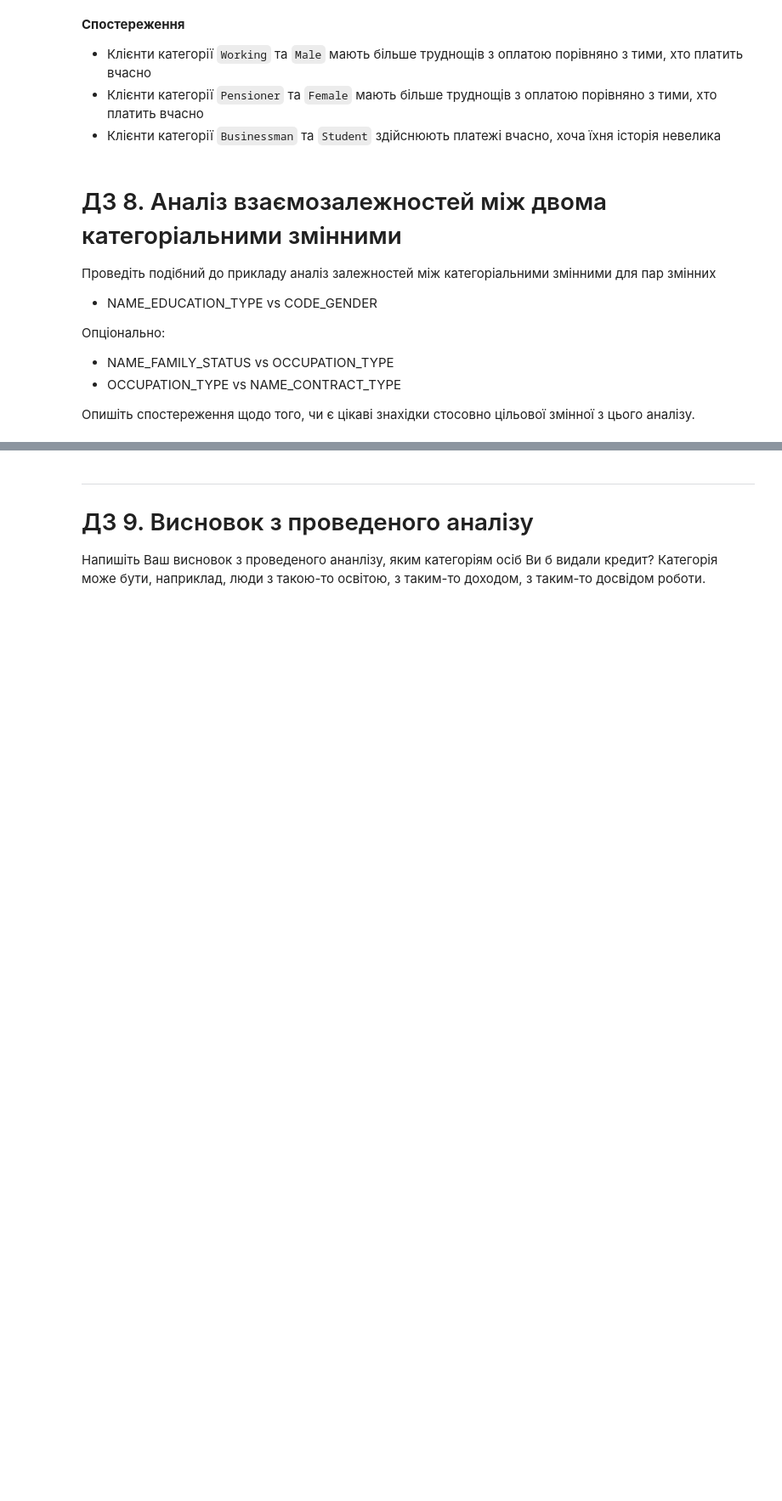
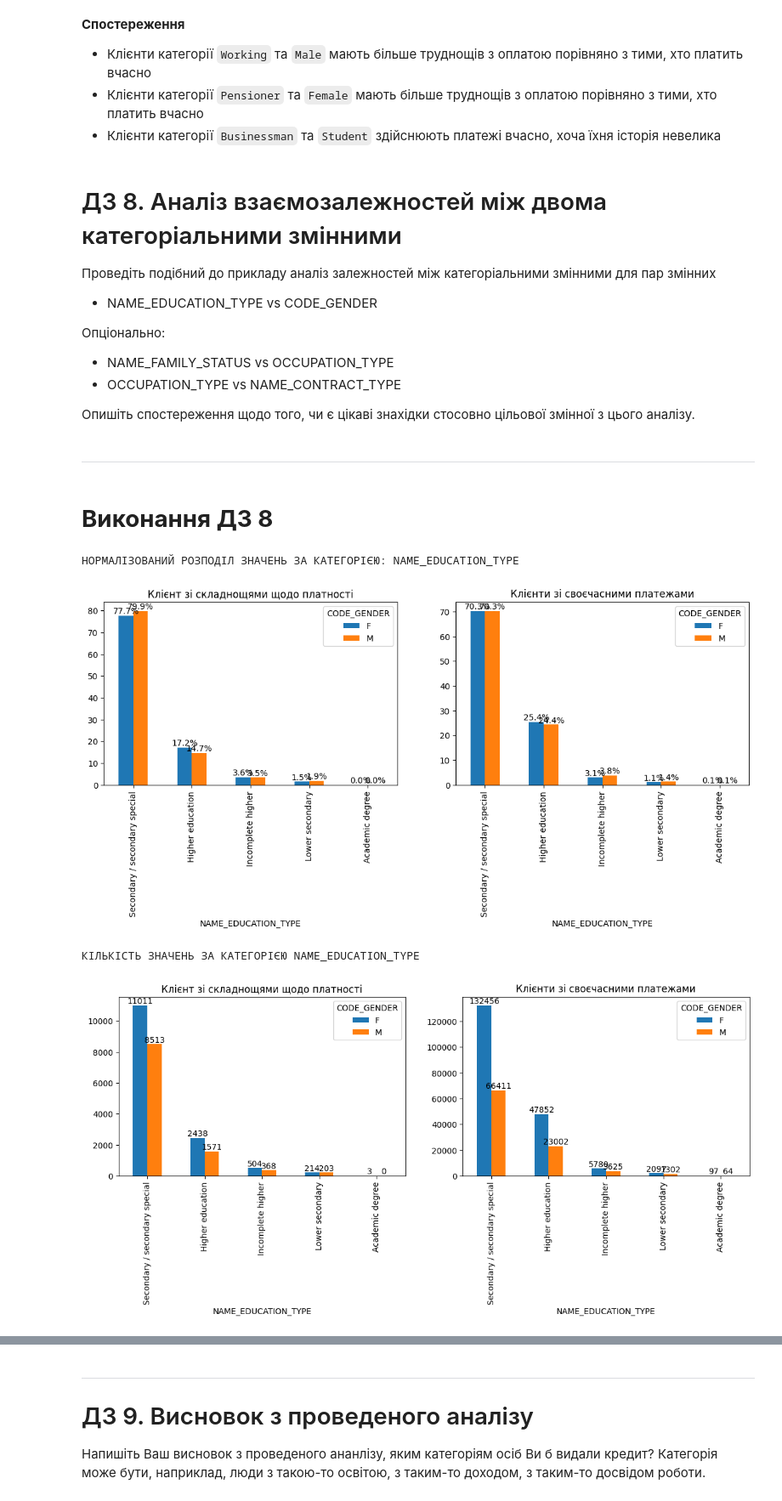
Before and after one commit to yelenana/machine_learning, a Jupyter notebook: Rybchynska_"HW_1_2_Credit_EDA".ipynb, the cells around one changed output, grey strips where cells are left out. Shown at 85% size. Cells and saved outputs as stored; diff of their text form; code cells hidden in the pictures; blank space fills up the shorter version.

```diff
--- a/Rybchynska_"HW_1_2_Credit_EDA".ipynb
+++ b/Rybchynska_"HW_1_2_Credit_EDA".ipynb
@@ -2969,7 +2969,7 @@ def bi_countplot_target(df0, df1, column, hue_column) :
     group_name = f'Кількість значень за категорією {column}'
     print(group_name.upper())
 
-    pltname = 'Клієнт зі своєчасними платежами'
+    pltname = 'Клієнт зі складнощями щодо платності'
     unique_hue_values = df1[hue_column].unique()
     fig, axes = plt.subplots(nrows=1, ncols=2)
     fig.set_size_inches(14,4)
@@ -3016,3 +3016,16 @@ bi_countplot_target(df0, df1, 'NAME_INCOME_TYPE','CODE_GENDER')
 - OCCUPATION_TYPE vs NAME_CONTRACT_TYPE
 
 Опишіть спостереження щодо того, чи є цікаві знахідки стосовно цільової змінної з цього аналізу.
+# %% [markdown]
+
+
+---
+# %% [markdown]
+# **Виконання ДЗ 8**
+# %%
+bi_countplot_target(df0, df1, 'NAME_EDUCATION_TYPE','CODE_GENDER')
+# %% [output]
+НОРМАЛІЗОВАНИЙ РОЗПОДІЛ ЗНАЧЕНЬ ЗА КАТЕГОРІЄЮ: NAME_EDUCATION_TYPE
+[figure, added]
+КІЛЬКІСТЬ ЗНАЧЕНЬ ЗА КАТЕГОРІЄЮ NAME_EDUCATION_TYPE
+[figure, added]
```
Also changed, not shown: parts of 2 cells of this notebook.
